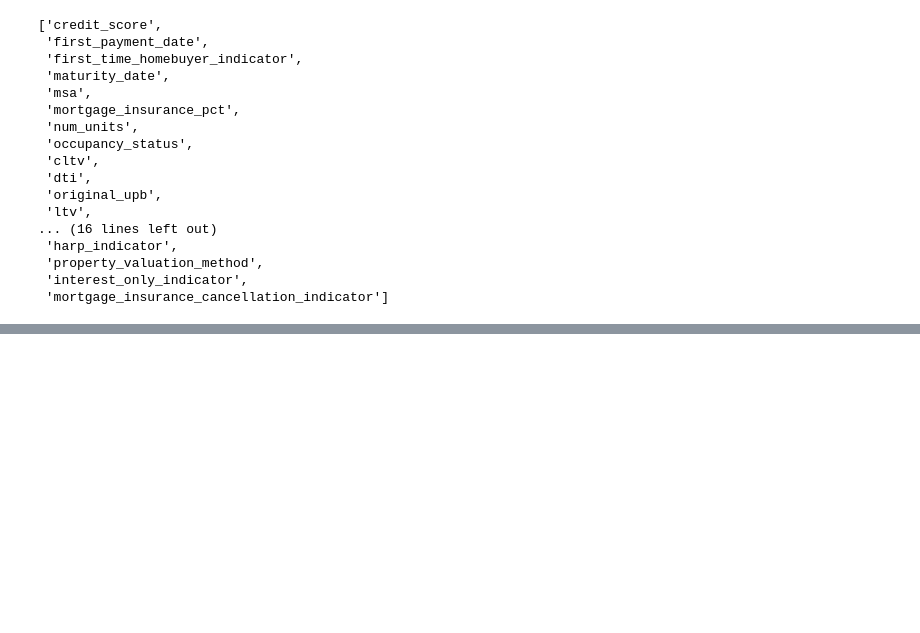
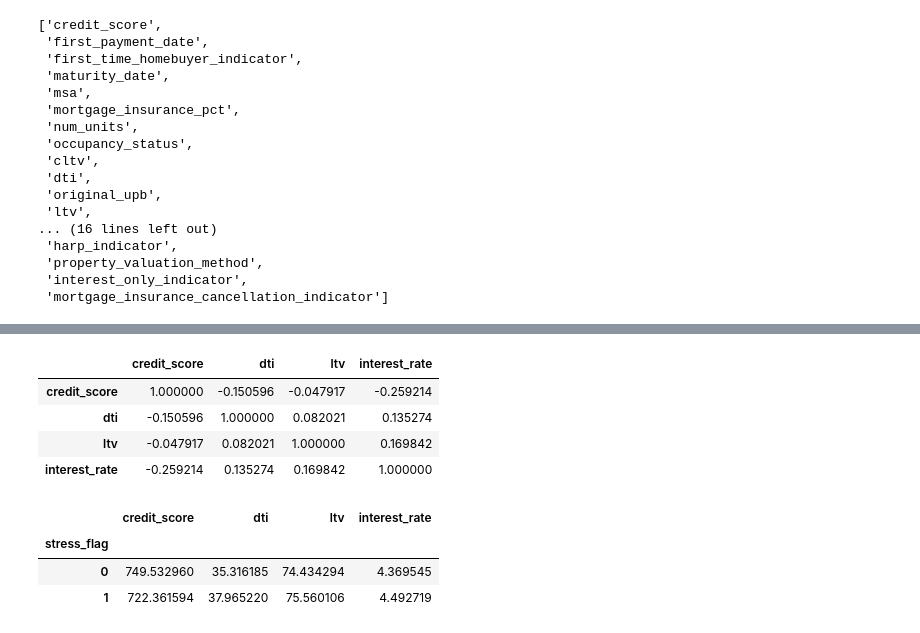
Before and after one commit to dhairyas87/xai-credit-risk-freddie-mac, a Jupyter notebook: notebooks/orchestor.ipynb, the cells around one changed output, grey strips where cells are left out. Saved outputs shown, nothing was run; the diff lists cells and outputs as text; code cells hidden in the pictures; blank space fills up the shorter version.

```diff
--- a/notebooks/orchestor.ipynb
+++ b/notebooks/orchestor.ipynb
@@ -96,3 +259,34 @@ NameError: name 'stages_to_run' is not defined
+# %%
+master_df[
+    [
+        "credit_score",
+        "dti",
+        "ltv",
+        "interest_rate"
+    ]
+].corr()
+# %% [output]
+|  | credit_score | dti | ltv | interest_rate |
+| credit_score | 1.000000 | -0.150596 | -0.047917 | -0.259214 |
+| dti | -0.150596 | 1.000000 | 0.082021 | 0.135274 |
+| ltv | -0.047917 | 0.082021 | 1.000000 | 0.169842 |
+| interest_rate | -0.259214 | 0.135274 | 0.169842 | 1.000000 |
+# %%
+master_df.groupby(
+    "stress_flag"
+)[
+    [
+        "credit_score",
+        "dti",
+        "ltv",
+        "interest_rate"
+    ]
+].mean()
+# %% [output]
+|  | credit_score | dti | ltv | interest_rate |
+| stress_flag |  |  |  |  |
+| 0 | 749.532960 | 35.316185 | 74.434294 | 4.369545 |
+| 1 | 722.361594 | 37.965220 | 75.560106 | 4.492719 |
 # %%
 from scripts.pipeline import run_pipeline
 
```
Also changed, not shown: parts of 12 cells of this notebook, 5 other files.
